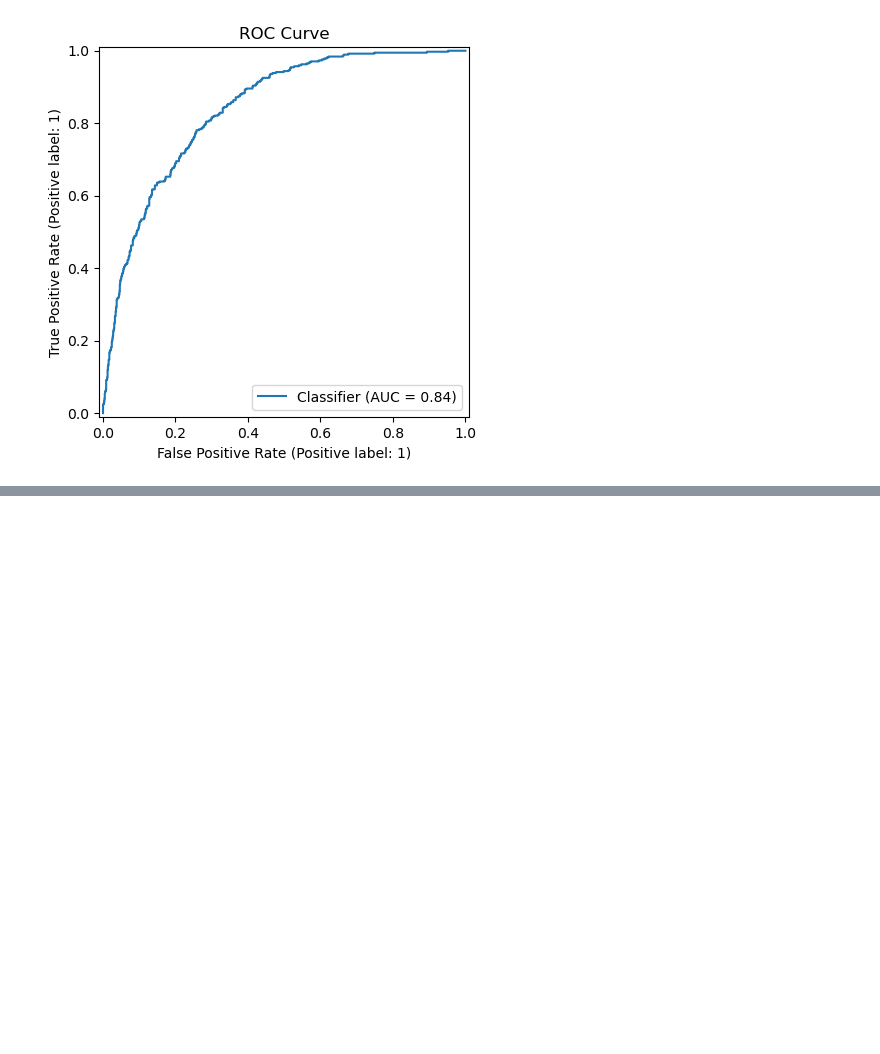
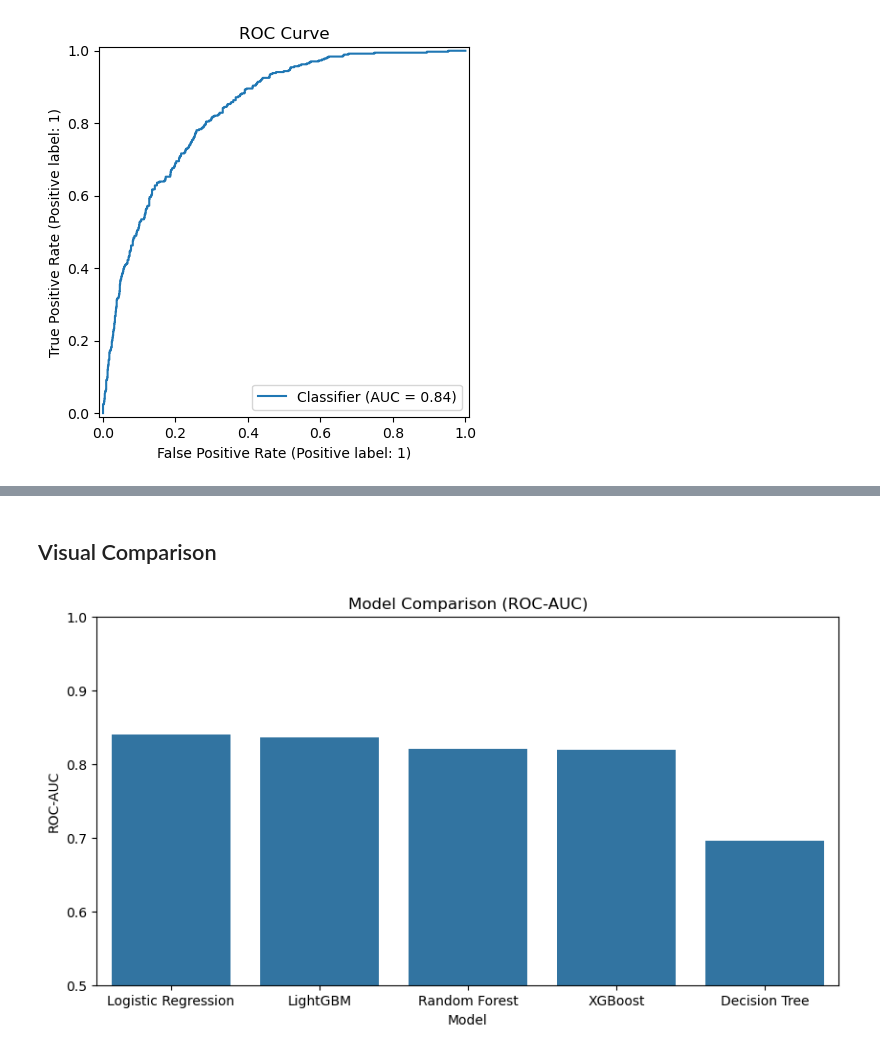
Before and after one commit to Mansivarshney10/Customer-churn-prediction, a Jupyter notebook: notebooks/03_Modeling.ipynb, the cells around one changed output, grey strips where cells are left out. Cells and saved outputs as stored; diff of their text form; code cells hidden in the pictures; blank space fills up the shorter version.

```diff
--- a/notebooks/03_Modeling.ipynb
+++ b/notebooks/03_Modeling.ipynb
@@ -239,0 +247,13 @@ plt.show()
+# %%
+models = {
+    "Logistic Regression": LogisticRegression(random_state=42),
+    "Decision Tree": DecisionTreeClassifier(random_state=42),
+    "Random Forest": RandomForestClassifier(random_state=42),
+    "XGBoost": XGBClassifier(
+        random_state=42,
+        eval_metric="logloss"
+    ),
+    "LightGBM": LGBMClassifier(
+        random_state=42
+    )
+}
@@ -239,0 +315,10 @@ plt.show()
+# %%
+results_df = (
+    pd.DataFrame(results)
+      .sort_values(
+          by="ROC-AUC",
+          ascending=False
+      )
+)
+
+results_df
@@ -239,0 +332,16 @@ plt.show()
+# %% [markdown]
+## Visual Comparison
+# %%
+plt.figure(figsize=(10,5))
+
+sns.barplot(
+    data=results_df,
+    x="Model",
+    y="ROC-AUC"
+)
+
+plt.title("Model Comparison (ROC-AUC)")
+plt.ylim(0.5, 1.0)
+plt.show()
+# %% [output]
+[figure, added]
```
Also changed, not shown: parts of 13 cells of this notebook, 7 other files.
